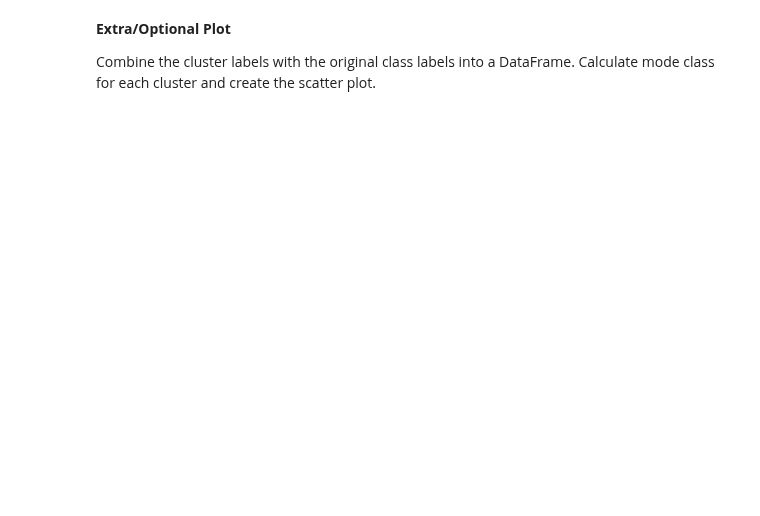
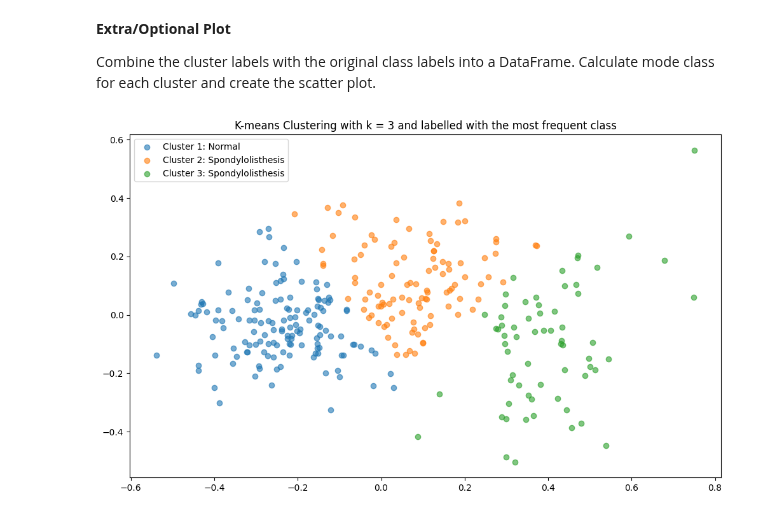
Before and after one commit to pim03/apr-hm, a Jupyter notebook: Homework4/Notebook4.ipynb, the cells around one changed output. Cells and saved outputs as stored; diff of their text form; code cells hidden in the pictures; blank space fills up the shorter version.

```diff
--- a/Homework4/Notebook4.ipynb
+++ b/Homework4/Notebook4.ipynb
@@ -133,18 +187,21 @@ Combine the cluster labels with the original class labels into a DataFrame. Calc
 # %%
 cluster_mapping = pd.DataFrame({'Cluster': target_pred, 'Class': target})
 
 # Calculate the mode class for each cluster
 cluster_mode = cluster_mapping.groupby('Cluster')['Class'].agg(lambda x: x.mode().iat[0])
 
+plt.figure(figsize=(12, 7))
 for cluster in set(target_pred):
     data = X_pca[target_pred == cluster]
     plt.scatter(data[:, 0], data[:, 1], label=f'Cluster {cluster}', alpha=0.6)
 
-plt.title('K-means Clustering')
+plt.title('K-means Clustering with k = 3 and labelled with the most frequent class')
 
 # Create a legend using the calculated mode class for each cluster
-legend_labels = [f'Cluster {cluster}: {mode_class}' for cluster, mode_class in cluster_mode.items()]
+legend_labels = [f'Cluster {cluster+1}: {mode_class}' for cluster, mode_class in cluster_mode.items()]
 plt.legend(legend_labels)
 
 # Show the plot
 plt.show()
+# %% [output]
+[figure, added]
```
Also changed, not shown: parts of 8 cells of this notebook, 16 other files.
